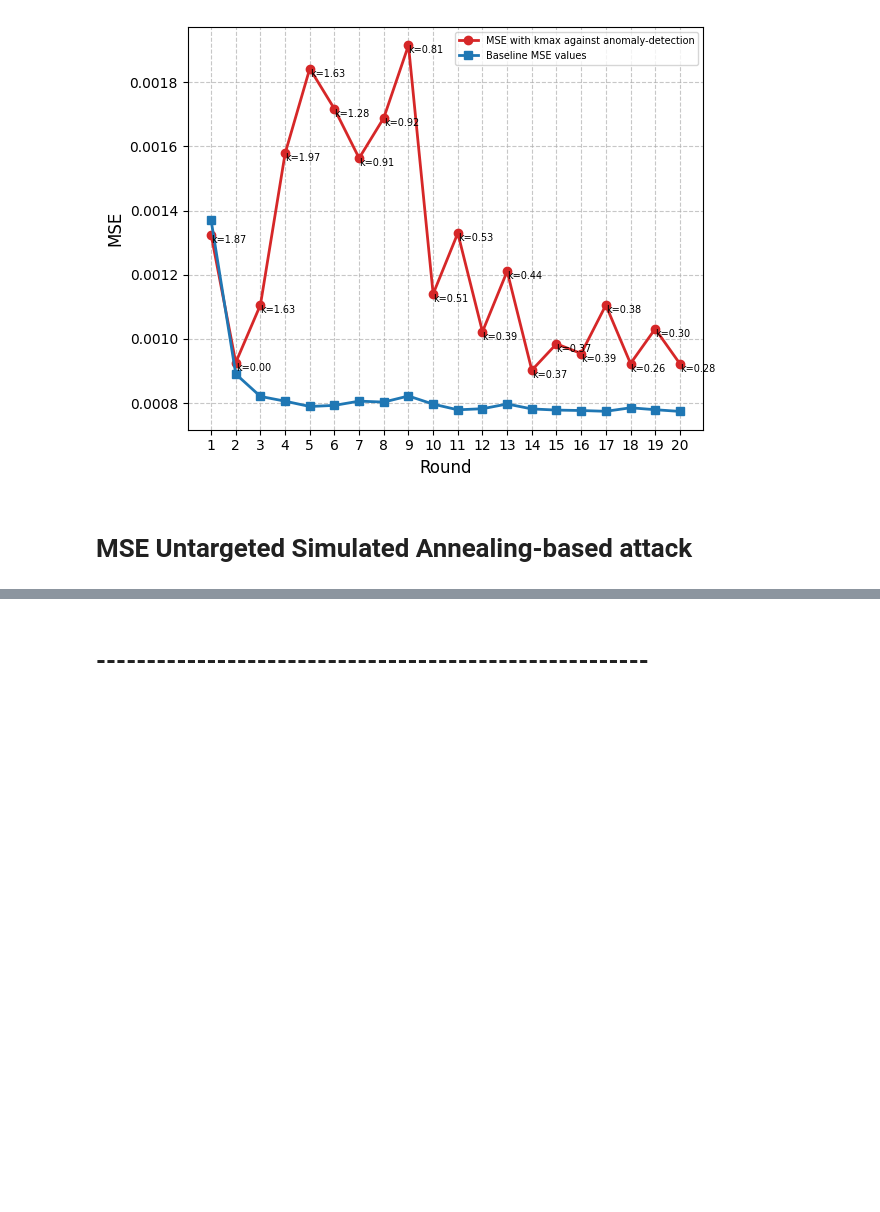
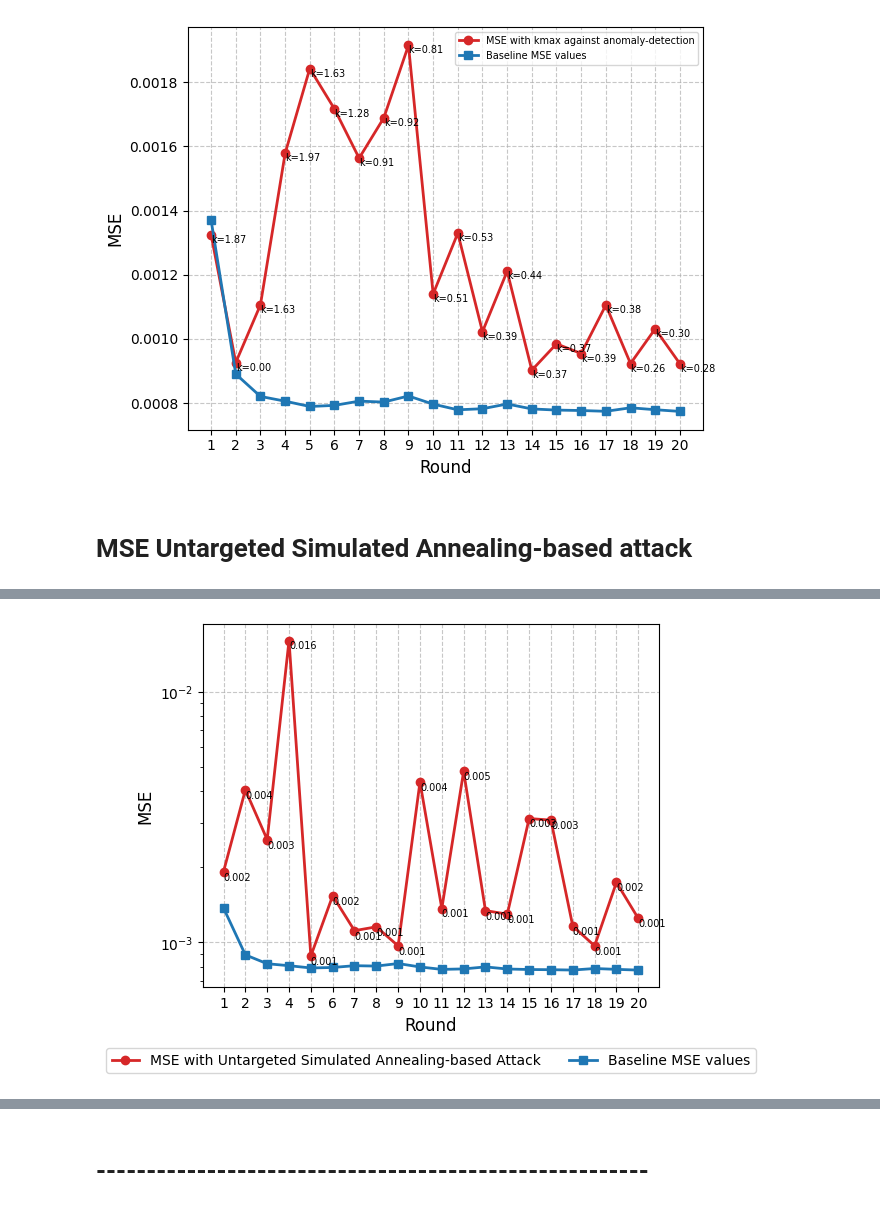
Before and after one commit to LombardiGiacomo/master-thesis-fl-poisoning-simulated-annealing, a Jupyter notebook: graphs.ipynb, the cells around one changed output, grey strips where cells are left out. Drawn from its saved outputs; the diff is of its cells as text; code cells hidden in the pictures; blank space fills up the shorter version.

Commit message:
Ripulito codice SA ed eseguiti test targeted SA attack

```diff
--- a/graphs.ipynb
+++ b/graphs.ipynb
@@ -749,0 +753,49 @@ plt.show()
+# %%
+import matplotlib.pyplot as plt
+import numpy as np
+import pandas as pd
+
+rounds = np.arange(1,21)
+
+mse_values_noAttack = [0.001370105058631681, 0.000890812990860611, 0.000821137497785103, 0.0008063640346719134, 0.0007898362585679854, 0.0007932692792776566,
+              0.0008064795841273278, 0.000803614018765738, 0.0008225315287064925, 0.0007971710859529372, 0.0007794800321526683,
+              0.0007828803893108047, 0.0007975449848923036, 0.0007822476201485726, 0.0007786516663345652, 0.0007772868253790727,
+              0.0007748275132870497, 0.0007857980692038699, 0.0007797923370196928, 0.0007744915551444115]
+
+mse_values_Test12 = [0.0019136, 0.004054, 0.002568, 0.015986, 0.00088131, 0.001533, 0.0011125, 0.0011524, 0.00096729, 0.0043587, 0.0013635,
+                     0.004808, 0.0013377, 0.0012947, 0.0031165, 0.003071, 0.0011591, 0.000968, 0.0017329, 0.0012453]
+
+plt.plot(rounds, mse_values_Test12, marker='o', color='#d62728',
+         linewidth=2, label='MSE with Untargeted Simulated Annealing-based Attack')
+
+# 3. Disegna la seconda linea (Distance-based)
+plt.plot(rounds, mse_values_noAttack, marker='s', color='#1f77b4',
+         linewidth=2, label='Baseline MSE values')
+
+for x, y, mse in zip(rounds, mse_values_Test12, mse_values_Test12):
+    plt.text(x, y, f"{mse:.3f}", fontsize=7, ha='left', va='top')
+
+# 4. Etichette e Titolo
+plt.xlabel("Round", fontsize=12)
+plt.ylabel("MSE", fontsize=12)
+plt.title("", fontsize=14)
+
+# 5. Formattazione
+plt.xticks(range(1, 21))
+plt.grid(True, linestyle='--', alpha=0.7) # griglia tratteggiata
+
+# 6. Mostra la legenda
+plt.legend(
+    loc='upper center',
+    bbox_to_anchor=(0.5, -0.15),
+    ncol=2
+)
+
+plt.yscale('log')
+
+# 7. Salva e mostra a schermo
+plt.tight_layout()
+plt.savefig("./GraphsImages/MSE_comparison_Baseline&UntargetedSAbasedAttackTestIntermediete", dpi=300)
+plt.show()
+# %% [output]
+[figure, added]
```
Also changed, not shown: parts of 6 cells of this notebook, 3 other files.
